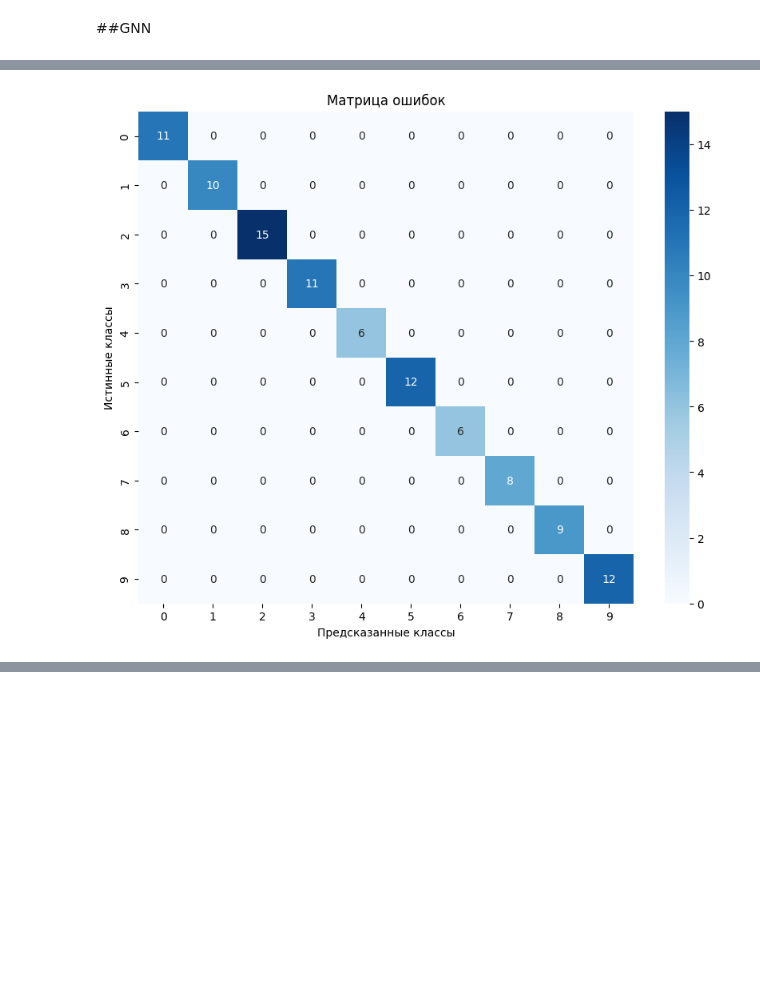
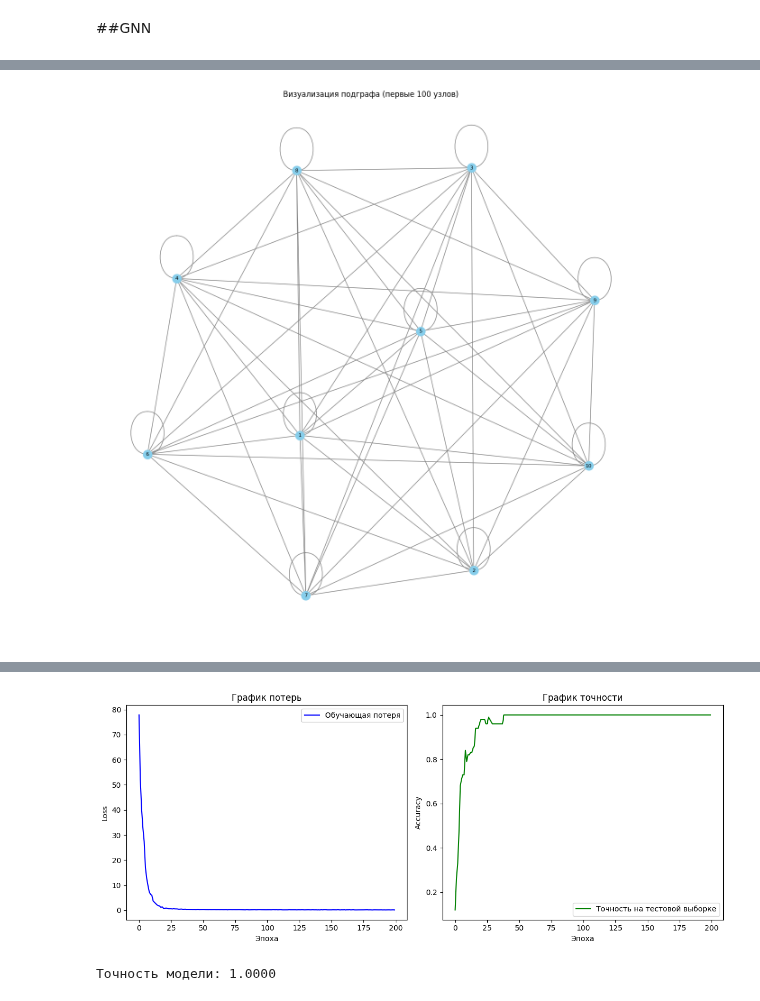
Before and after one commit to Fairim/ABC_DataMining, a Jupyter notebook: Статья_Выявление_оригинального_автора_поста_в_социальных_сетях_на_основе_репостов_с_помощью_моделей_RNN.ipynb, the cells around one changed output, grey strips where cells are left out. Drawn from its saved outputs; the diff is of its cells as text; code cells hidden in the pictures; blank space fills up the shorter version.

```diff
--- a/Статья_Выявление_оригинального_автора_поста_в_социальных_сетях_на_основе_репостов_с_помощью_моделей_RNN.ipynb
+++ b/Статья_Выявление_оригинального_автора_поста_в_социальных_сетях_на_основе_репостов_с_помощью_моделей_RNN.ipynb
@@ -703,6 +703,7 @@ from torch_geometric.nn import GCNConv
 import matplotlib.pyplot as plt
 import seaborn as sns
 import tensorflow as tf  # Для токенизации текста
+import networkx as nx
 
 # Загрузка данных
 users_df = pd.read_csv('users_large.csv')
@@ -769,6 +770,32 @@ test_mask[test_indices] = True
 data.train_mask = train_mask
 data.test_mask = test_mask
 
+# Визуализация графа
+def visualize_graph(edge_index, num_nodes_to_visualize=100):
+    """
+    Визуализирует подграф с использованием networkx и matplotlib.
+    :param edge_index: Тензор с ребрами графа.
+    :param num_nodes_to_visualize: Количество узлов для визуализации.
+    """
+    # Создаем граф из edge_index
+    G = nx.Graph()
+    edge_list = edge_index.t().numpy()  # Преобразуем edge_index в список ребер
+    G.add_edges_from(edge_list)
+
+    # Визуализация подграфа (например, первых num_nodes_to_visualize узлов)
+    subgraph_nodes = list(G.nodes)[:num_nodes_to_visualize]
+    subgraph = G.subgraph(subgraph_nodes)
+
+    # Рисуем граф
+    plt.figure(figsize=(12, 12))
+    pos = nx.spring_layout(subgraph, seed=42)  # Позиционирование узлов
+    nx.draw(subgraph, pos, with_labels=True, node_size=200, font_size=8, node_color='skyblue', edge_color='gray')
+    plt.title(f'Визуализация подграфа (первые {num_nodes_to_visualize} узлов)')
+    plt.show()
+
+# Визуализация графа
+visualize_graph(data.edge_index, num_nodes_to_visualize=100)
+
 # Определение модели GNN
 class GCN(torch.nn.Module):
     def __init__(self, num_features, hidden_channels, num_classes):
@@ -806,10 +833,48 @@ def test():
     acc = pred[data.test_mask].eq(data.y[data.test_mask]).sum().item() / data.test_mask.sum().item()
     return acc
 
+# Обучение модели с сохранением потерь и точности
+train_losses = []
+test_accuracies = []
+
 for epoch in range(1, 201):
     loss = train()
-    log = 'Epoch: {:03d}, Loss: {:.4f}'
-    print(log.format(epoch, loss))
+    acc = test()
+    train_losses.append(loss.item())
+    test_accuracies.append(acc)
+    log = 'Epoch: {:03d}, Loss: {:.4f}, Accuracy: {:.4f}'
+    print(log.format(epoch, loss, acc))
+
+# График обучения
+def plot_training_curves(train_losses, test_accuracies):
+    """
+    Рисует графики потерь и точности в процессе обучения.
+    :param train_losses: Список значений потерь на обучающей выборке.
+    :param test_accuracies: Список значений точности на тестовой выборке.
+    """
+    plt.figure(figsize=(12, 5))
+
+    # График потерь
+    plt.subplot(1, 2, 1)
+    plt.plot(train_losses, label='Обучающая потеря', color='blue')
+    plt.title('График потерь')
+    plt.xlabel('Эпоха')
+    plt.ylabel('Loss')
+    plt.legend()
+
+    # График точности
+    plt.subplot(1, 2, 2)
+    plt.plot(test_accuracies, label='Точность на тестовой выборке', color='green')
+    plt.title('График точности')
+    plt.xlabel('Эпоха')
+    plt.ylabel('Accuracy')
+    plt.legend()
+
+    plt.tight_layout()
+    plt.show()
+
+# Построение графиков обучения
+plot_training_curves(train_losses, test_accuracies)
 
 # Оценка модели
 test_acc = test()
@@ -886 +935 @@ Epoch: 200, Loss: 0.1361
-[figure, old version]
+[figure, new version]
@@ -903,0 +953,2 @@ Epoch: 200, Loss: 0.1361
+[figure, added]
+Точность модели: 1.0000
```
Also changed, not shown: parts of 1 cell of this notebook.
